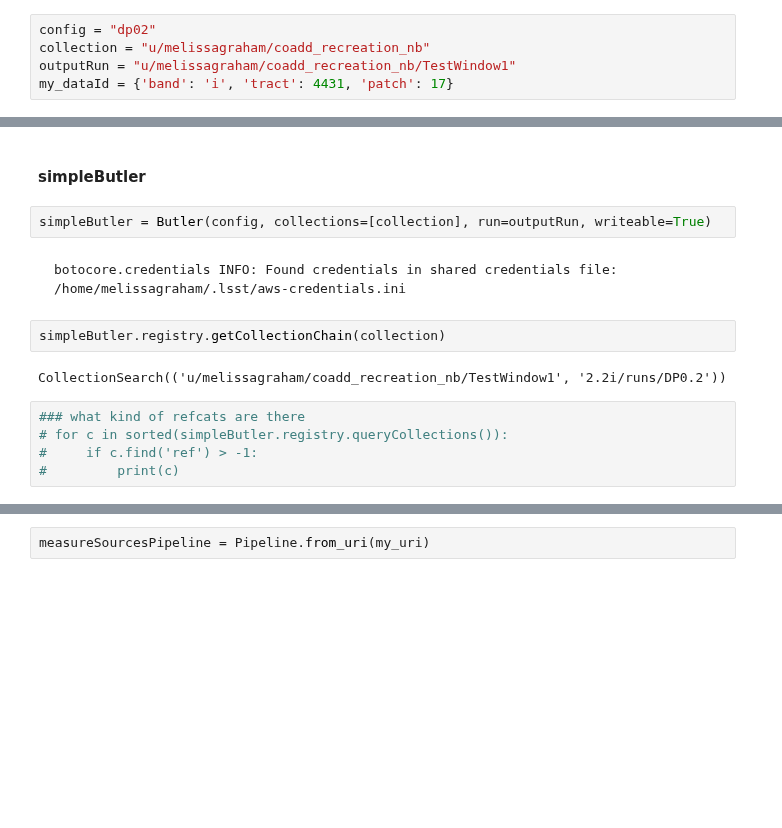
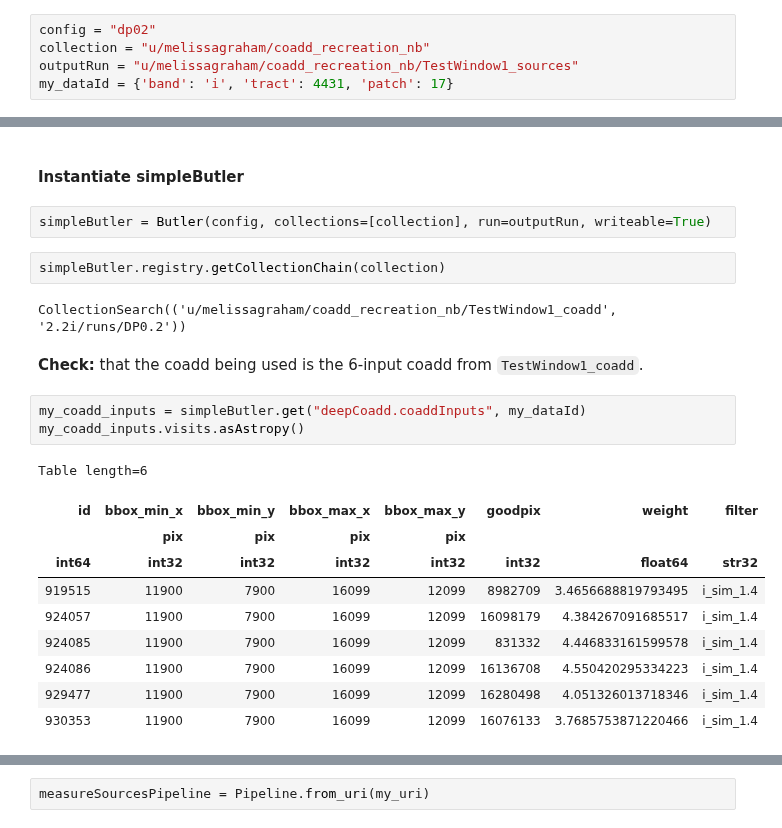
Before and after one commit to rubin-dp0/cst-dev, a Jupyter notebook: MLG_sandbox/DP02/explore_source_measurement_coadd.ipynb, the cells around one changed output, grey strips where cells are left out. Saved outputs shown, nothing was run; the diff lists cells and outputs as text; blank space fills up the shorter version.

```diff
--- a/MLG_sandbox/DP02/explore_source_measurement_coadd.ipynb
+++ b/MLG_sandbox/DP02/explore_source_measurement_coadd.ipynb
@@ -66,5 +54,5 @@ from lsst.pipe.base import Pipeline, Instrument
 # %%
 config = "dp02"
 collection = "u/melissagraham/coadd_recreation_nb"
-outputRun = "u/melissagraham/coadd_recreation_nb/TestWindow1"
+outputRun = "u/melissagraham/coadd_recreation_nb/TestWindow1_sources"
 my_dataId = {'band': 'i', 'tract': 4431, 'patch': 17}
@@ -83,20 +94,29 @@ my_dataId = {'band': 'i', 'tract': 4431, 'patch': 17}
 # %% [markdown]
 <br>
 
-**simpleButler**
+**Instantiate simpleButler**
 # %%
 simpleButler = Butler(config, collections=[collection], run=outputRun, writeable=True)
-# %% [output]
-botocore.credentials INFO: Found credentials in shared credentials file: /home/melissagraham/.lsst/aws-credentials.ini
 # %%
 simpleButler.registry.getCollectionChain(collection)
 # %% [output]
-CollectionSearch(('u/melissagraham/coadd_recreation_nb/TestWindow1', '2.2i/runs/DP0.2'))
+CollectionSearch(('u/melissagraham/coadd_recreation_nb/TestWindow1_coadd', '2.2i/runs/DP0.2'))
-# %%
-### what kind of refcats are there
-# for c in sorted(simpleButler.registry.queryCollections()):
-#     if c.find('ref') > -1:
-#         print(c)
+# %% [markdown]
+**Check:** that the coadd being used is the 6-input coadd from `TestWindow1_coadd`.
+# %%
+my_coadd_inputs = simpleButler.get("deepCoadd.coaddInputs", my_dataId)
+my_coadd_inputs.visits.asAstropy()
+# %% [output]
+Table length=6
+| id | bbox_min_x | bbox_min_y | bbox_max_x | bbox_max_y | goodpix | weight | filter |
+|  | pix | pix | pix | pix |  |  |  |
+| int64 | int32 | int32 | int32 | int32 | int32 | float64 | str32 |
+| 919515 | 11900 | 7900 | 16099 | 12099 | 8982709 | 3.4656688819793495 | i_sim_1.4 |
+| 924057 | 11900 | 7900 | 16099 | 12099 | 16098179 | 4.384267091685517 | i_sim_1.4 |
+| 924085 | 11900 | 7900 | 16099 | 12099 | 831332 | 4.446833161599578 | i_sim_1.4 |
+| 924086 | 11900 | 7900 | 16099 | 12099 | 16136708 | 4.550420295334223 | i_sim_1.4 |
+| 929477 | 11900 | 7900 | 16099 | 12099 | 16280498 | 4.051326013718346 | i_sim_1.4 |
+| 930353 | 11900 | 7900 | 16099 | 12099 | 16076133 | 3.7685753871220466 | i_sim_1.4 |
 # %% [markdown]
 <br>
 
```
Also changed, not shown: parts of 37 cells of this notebook, 2 other files.
